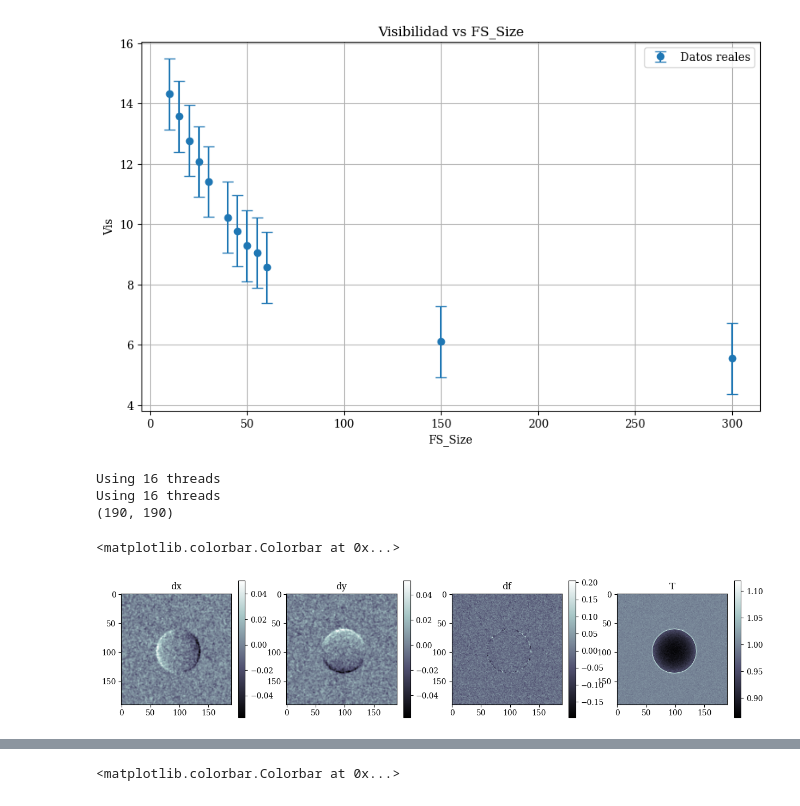
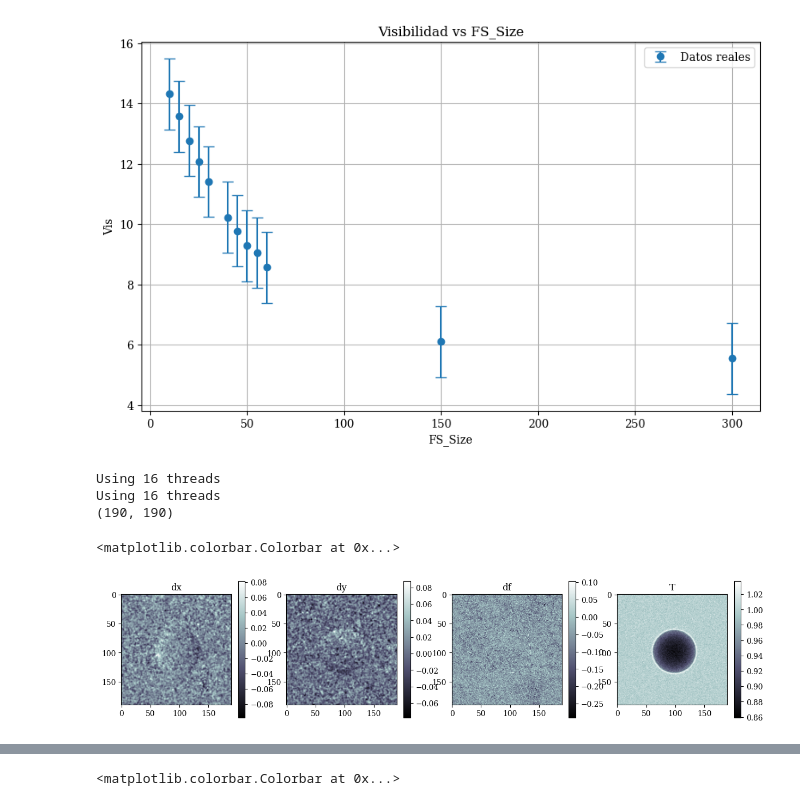
Before and after one commit to roshak1197/FSZ_Study, a Jupyter notebook: read_High.ipynb, the cells around one changed output, grey strips where cells are left out. Drawn from its saved outputs; the diff is of its cells as text; code cells hidden in the pictures.

```diff
--- a/read_High.ipynb
+++ b/read_High.ipynb
@@ -13,9 +13,9 @@ Npixeles=256
 NI=1 #Número de imágenes RAW
 NF=1 #Número de imágenes FF
 NThr=1 #Número de imágenes contenidas dentro de cada .raw: La primera es la dada por el canal 0 y la segunda es la dada por el canal 1.
-nameRAW1="TiC/Nylon_Air_TiC_2mm_2x_150_75_21kev_S" #TiC/Nylon_Air_TiC_2mm_2x_150_75_21kev_R00_FS2.5um_Random__d0.75m_a15um_p62um_step-4.2_dith23.25_1.raw
-nameRAW2 = "_FS2.5um_Random__d0.75m_a15um_p62um_step-4.2_dith23.25_"
-nameRAW4 = "TiC/Nylon_Air_TiC_2mm_2x_150_75_21kev_R"
+nameRAW1="50um/Nylon_Air_TiC_2mm_2x_150_75_21kev_S" #50um/Nylon_Air_TiC_2mm_2x_150_75_21kev_R00_FS50um_Random__d0.75m_a15um_p62um_step-4.2_dith23.25_1.raw
+nameRAW2 = "_FS50um_Random__d0.75m_a15um_p62um_step-4.2_dith23.25_"
+nameRAW4 = "50um/Nylon_Air_TiC_2mm_2x_150_75_21kev_R"
 #nameRAW3 = "Sphere_TiC/SphereTi_S09__d0.1m_a15um_p62um_step-4.2_dith23.25_"
 #nameREF = "Sphere_TiC/SphereTi_R09__d0.1m_a15um_p62um_step-4.2_dith23.25_"
 #nameFF="Mammo_SIMS/MammoFin_FF_d0.1m_a15um_p62um_step-4.2_dith23.25_"
@@ -186,7 +186,7 @@ for i in range(7):
 # %%
 import UMPA
 I_ref,Isamp = [],[]
-FS_Size = 2.5
+FS_Size = 50
 #for i in range(7):
     #I_ref.append(np.loadtxt(f"FS_Measurements_txt_Files/REF_SiC_60um_FS{FS_Size}um_21kev_2x150_75_AIR_0{i}.txt"))#Nylon_TxT_Files/RAW_SiC_F85D15_3x_Poli_00.txt
     #Isamp.append(np.loadtxt(f"FS_Measurements_txt_Files/RAW_SiC_60um_FS{FS_Size}um_21kev_2x150_75_AIR_0{i}.txt"))
@@ -234,34 +234,34 @@ dx = gaussian_filter(dx, sigma=1)  # Aplicar filtro gaussiano para suavizar
 dy = gaussian_filter(dy, sigma=1)  # Aplicar filtro gaussiano
 
 #np.savetxt("Golden_Results/dx_TiC_90um_19k_PMMA.txt", dx)
 #np.savetxt("Golden_Results/dy_TiC_90um_19k_PMMA.txt", dy)
 
 plt.figure(figsize=(15,15))
 plt.title('UMPA results at 19kev and 1e9 events')
 plt.subplot(4,4,1)
 plt.imshow(dx,cmap='bone') #here subtract bias to the result -UMPA_bias['dx']
 #np.savetxt('dx_4_90.txt', UMPA_res['dx']-UMPA_bias['dx'])
 plt.title('dx')
 plt.colorbar()
 plt.subplot(4,4,2)
 plt.imshow(dy,cmap='bone') #-UMPA_bias['dy']
 plt.title('dy')
 #np.savetxt('dy_4_90.txt', UMPA_res['dy']-UMPA_bias['dy'])
 plt.colorbar()
 plt.subplot(4,4,3)
 plt.imshow(df,cmap='bone') #-UMPA_bias['T']
 plt.title('df')
 plt.colorbar()
 plt.subplot(4,4,4)
 plt.imshow(T,cmap='bone') #-UMPA_bias['T']
 plt.title('T')
 plt.colorbar()
 # %% [output]
 Using 16 threads
 Using 16 threads
 (190, 190)
 <matplotlib.colorbar.Colorbar at 0x...>
-[figure, old version]
+[figure, new version]
 # %%
 #guardar imagenes en formato .txt
 np.savetxt(f"{FS_Size}um/df.txt", df, fmt='%f')
```
Also changed, not shown: parts of 10 cells of this notebook, 11 other files.
